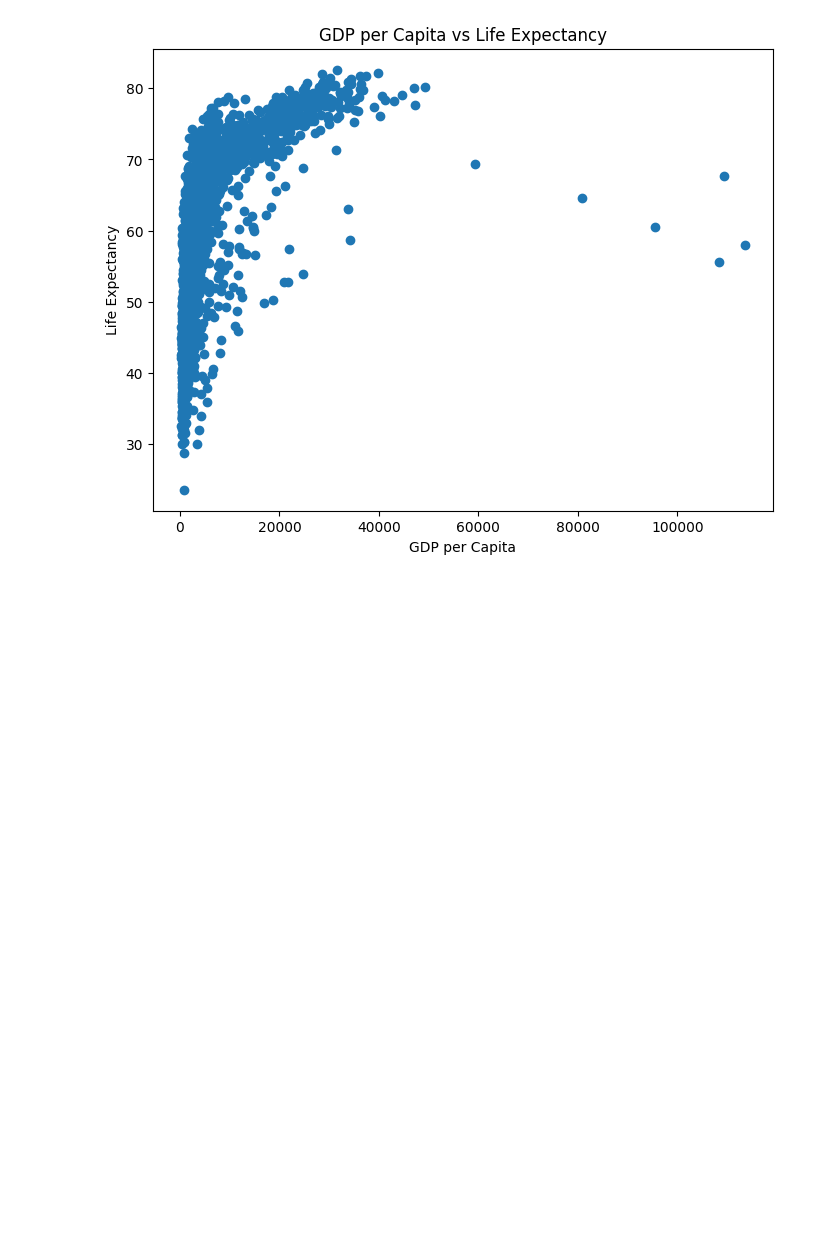
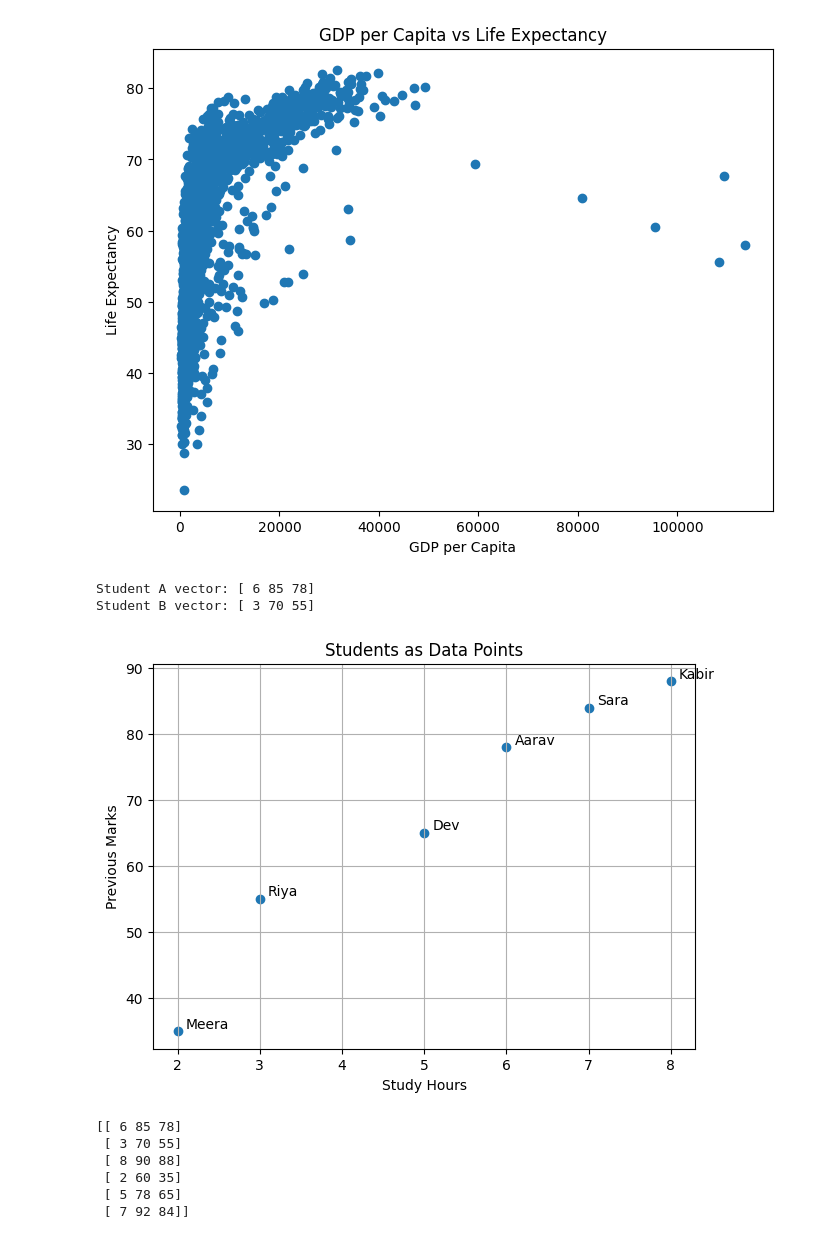
Before and after one commit to akhandsinghcsaiml25-jpg/matplot_visualization, a Jupyter notebook: session_2_GLA_.ipynb, the cells around one changed output. Drawn from its saved outputs; the diff is of its cells as text; code cells hidden in the pictures; blank space fills up the shorter version.

```diff
--- a/session_2_GLA_.ipynb
+++ b/session_2_GLA_.ipynb
@@ -577,7 +577,7 @@ difficulty level of shift'''
 # %%
 #Session 7
 # %%
- DATA points and distance
+# DATA points and distance
 
 # What is a vector ?
 # A vector list of numbers that has some parameters
@@ -594,8 +594,8 @@ students_b = np.array([3,70,55])
 print("Student A vector:", students_a)
 print("Student B vector:", students_b)
 
-Student A vector: [ 6 85 78]
-Student B vector: [ 3 70 55]
+# Student A vector: [ 6 85 78]
+# Student B vector: [ 3 70 55]
 
 students = pd.DataFrame({
     "name": ["Aarav", "Riya", "Kabir", "Meera", "Dev", "Sara"],
@@ -630,36 +630,46 @@ plt.show()
 #DISTANCE AND SIMILARITY
 
 #Similarity asks how close or related the two data points are
 #Distance asks how far apart the two points are
 
 #Google photos - image similarity
 #Recommendations algorithm
 #Clustering is happening on the basis of similarity
 
 
 students = pd.DataFrame({
     "name": ["Aarav", "Riya", "Kabir", "Meera", "Dev", "Sara"],
     "study_hours": [6, 3, 8, 2, 5, 7],
     "attendance": [85, 70, 90, 60, 78, 92],
     "previous_marks": [78, 55, 88, 35, 65, 84],
     "final_marks": [82, 58, 91, 40, 70, 88]
 })
 
 
 feature_columns = ["study_hours", "attendance", "previous_marks"]
 
 student_vectors = students[feature_columns].values
 
 print(student_vectors)
 
-[[ 6 85 78]
- [ 3 70 55]
- [ 8 90 88]
- [ 2 60 35]
- [ 5 78 65]
- [ 7 92 84]]
+# [[ 6 85 78]
+#  [ 3 70 55]
+#  [ 8 90 88]
+#  [ 2 60 35]
+#  [ 5 78 65]
+#  [ 7 92 84]]
 
 #2 Types of data
 #Client side
 #Reel meta data
 #Vectors are of (n) number of dimensions
+# %% [output]
+Student A vector: [ 6 85 78]
+Student B vector: [ 3 70 55]
+[figure, added]
+[[ 6 85 78]
+ [ 3 70 55]
+ [ 8 90 88]
+ [ 2 60 35]
+ [ 5 78 65]
+ [ 7 92 84]]
```
